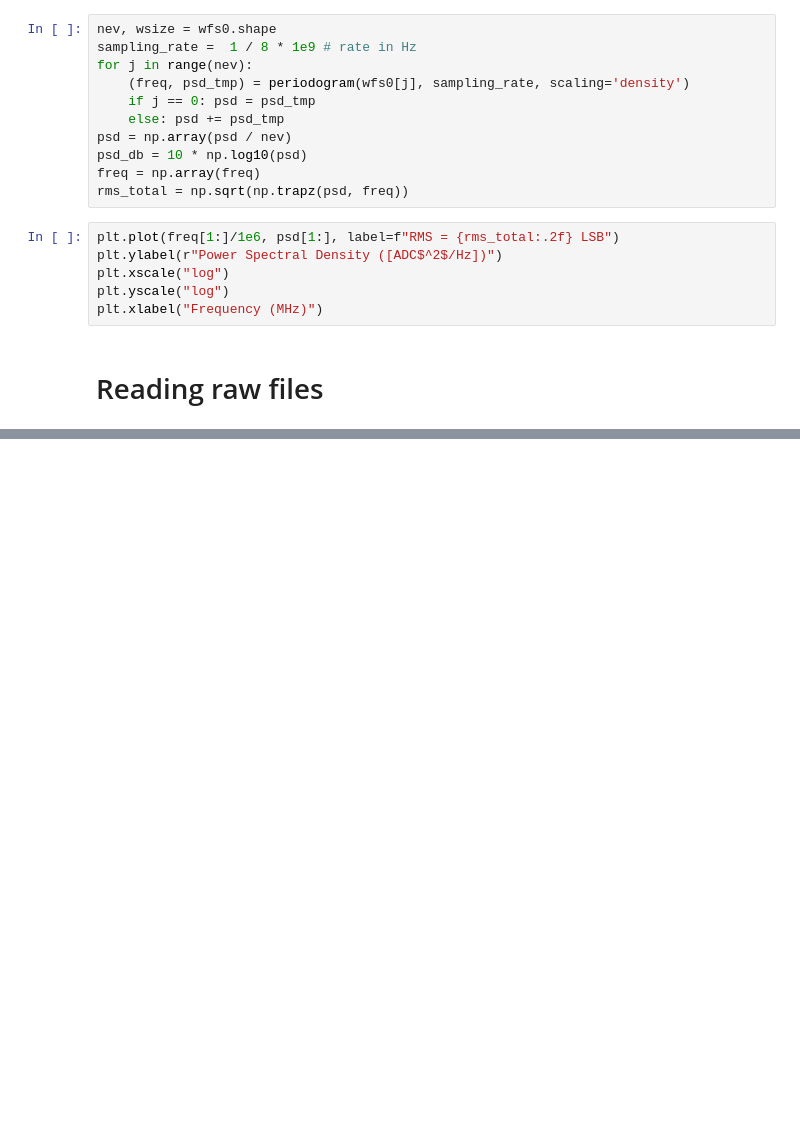
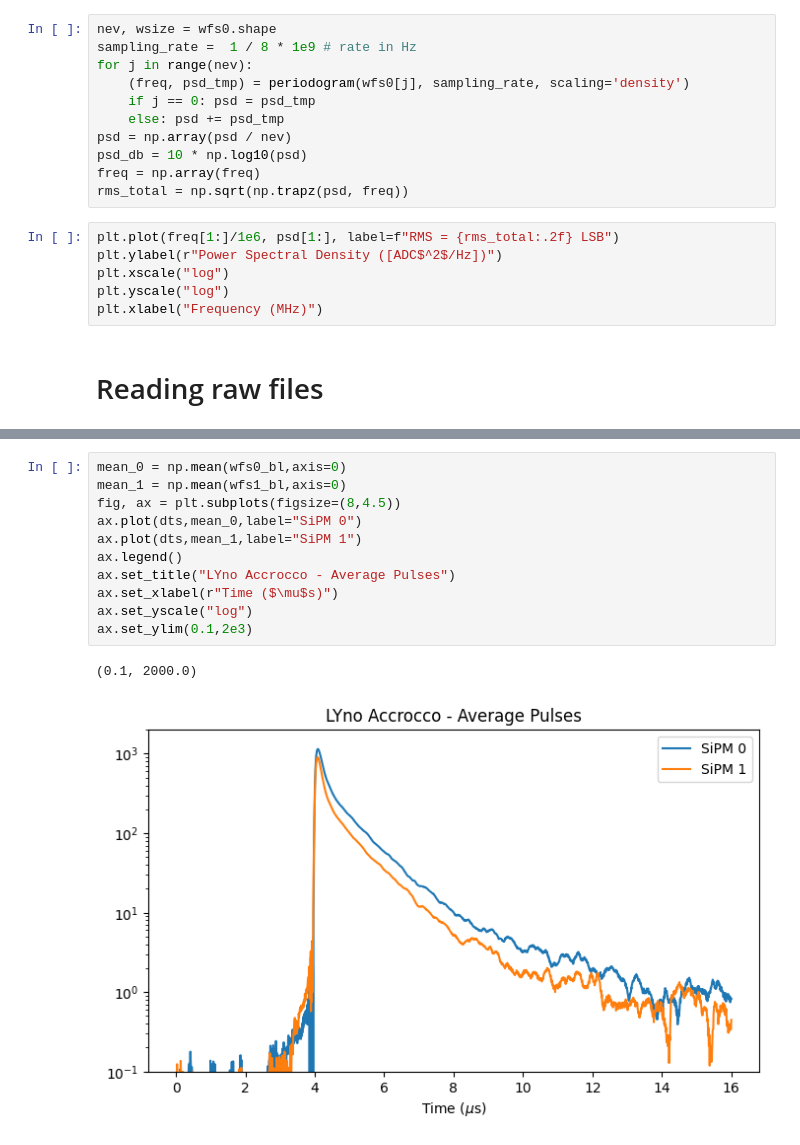
Before and after one commit to valerioda/pycaendaq, a Jupyter notebook: notebooks/demo_scope_l1000.ipynb, the cells around one changed output, grey strips where cells are left out. Cells and saved outputs as stored; diff of their text form; blank space fills up the shorter version.

```diff
--- a/notebooks/demo_scope_l1000.ipynb
+++ b/notebooks/demo_scope_l1000.ipynb
@@ -241,0 +262,14 @@ ax.set_xlabel("ADC channels (LSB)")
+# %%
+mean_0 = np.mean(wfs0_bl,axis=0)
+mean_1 = np.mean(wfs1_bl,axis=0)
+fig, ax = plt.subplots(figsize=(8,4.5))
+ax.plot(dts,mean_0,label="SiPM 0")
+ax.plot(dts,mean_1,label="SiPM 1")
+ax.legend()
+ax.set_title("LYno Accrocco - Average Pulses")
+ax.set_xlabel(r"Time ($\mu$s)")
+ax.set_yscale("log")
+ax.set_ylim(0.1,2e3)
+# %% [output]
+(0.1, 2000.0)
+[figure, added]
```
Also changed, not shown: parts of 11 cells of this notebook, 7 other files.
